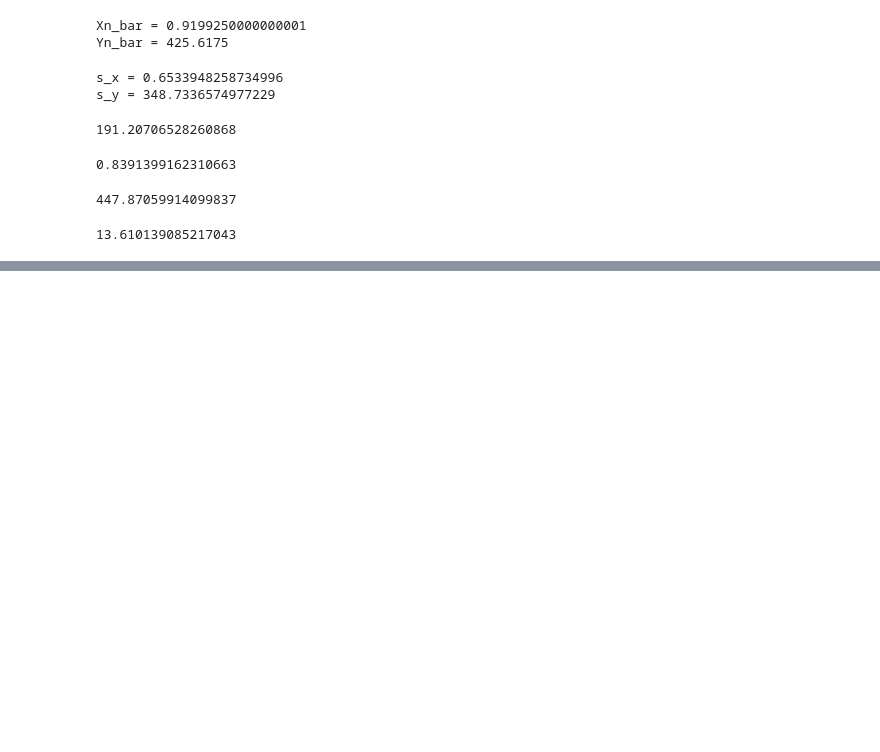
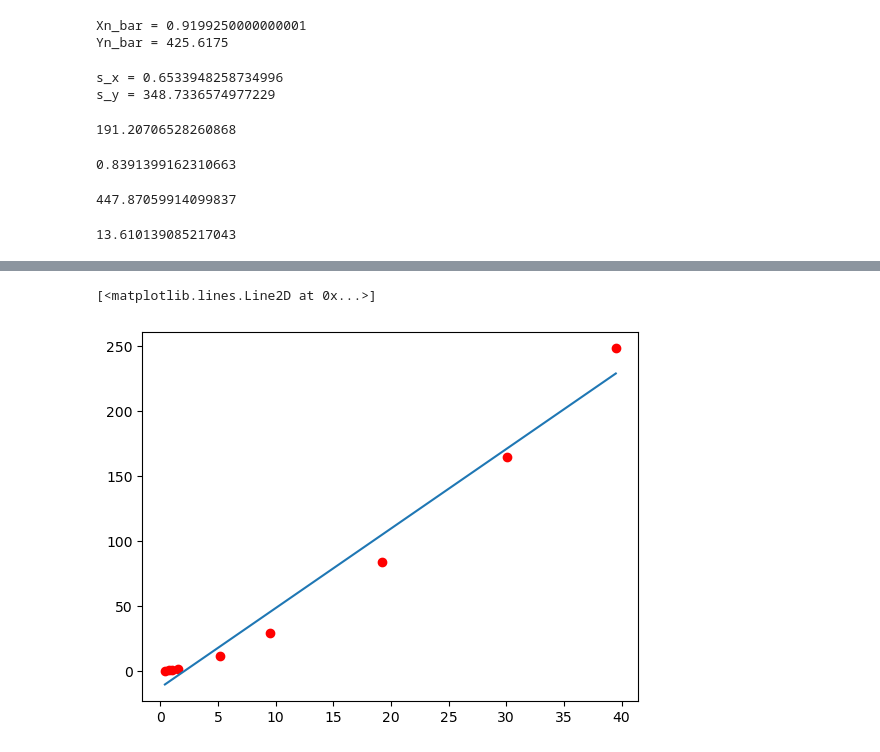
Before and after one commit to adevrent/MITx_6.419x, a Jupyter notebook: week_1/week_1.ipynb, the cells around one changed output, grey strips where cells are left out. Drawn from its saved outputs; the diff is of its cells as text; code cells hidden in the pictures; blank space fills up the shorter version.

```diff
--- a/week_1/week_1.ipynb
+++ b/week_1/week_1.ipynb
@@ -61,0 +79,10 @@ beta_0
+# %%
+beta_1 = r * Ys.std(ddof=1) / Xs.std(ddof=1)
+beta_0 = Ys.mean() - beta_1 * Xs.mean()
+Yhats = beta_0 + beta_1 * Xs
+
+plt.scatter(Xs, Ys, color="red")
+plt.plot(Xs, Yhats)
+# %% [output]
+[<matplotlib.lines.Line2D at 0x...>]
+[figure, added]
```
Also changed, not shown: parts of 12 cells of this notebook.
